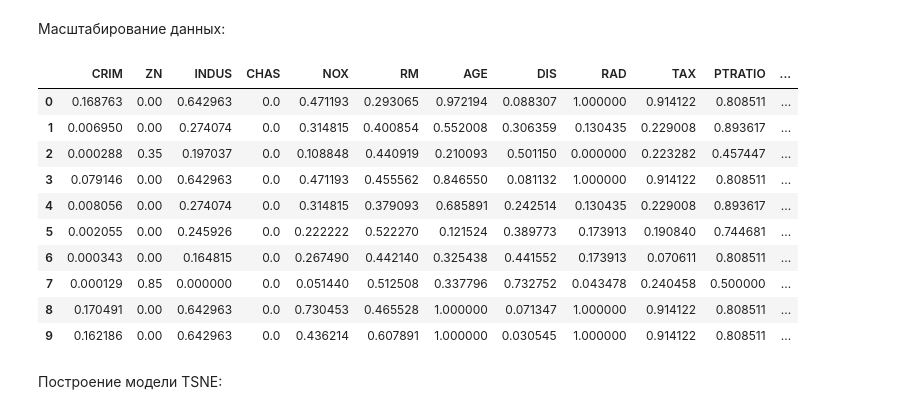
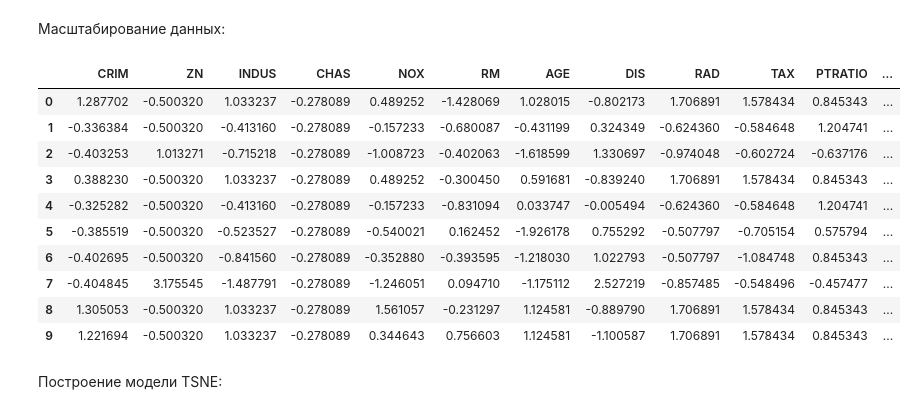
Before and after one commit to alexDx12/python_libraries, a Jupyter notebook: lesson_8/lesson_8.ipynb, the cells around one changed output. Saved outputs shown, nothing was run; the diff lists cells and outputs as text; code cells hidden in the pictures.

```diff
--- a/lesson_8/lesson_8.ipynb
+++ b/lesson_8/lesson_8.ipynb
@@ -99,19 +99,19 @@ from sklearn.preprocessing import MinMaxScaler
 # %%
-scaler = MinMaxScaler()
+scaler = StandardScaler()
 X_train_scaled =  pd.DataFrame(scaler.fit_transform(X_train), columns=[feature_names])
 X_train_scaled.head(10)
 # %% [output]
 |  | CRIM | ZN | INDUS | CHAS | NOX | RM | AGE | DIS | RAD | TAX | PTRATIO | ... |
-| 0 | 0.168763 | 0.00 | 0.642963 | 0.0 | 0.471193 | 0.293065 | 0.972194 | 0.088307 | 1.000000 | 0.914122 | 0.808511 | ... |
-| 1 | 0.006950 | 0.00 | 0.274074 | 0.0 | 0.314815 | 0.400854 | 0.552008 | 0.306359 | 0.130435 | 0.229008 | 0.893617 | ... |
-| 2 | 0.000288 | 0.35 | 0.197037 | 0.0 | 0.108848 | 0.440919 | 0.210093 | 0.501150 | 0.000000 | 0.223282 | 0.457447 | ... |
-| 3 | 0.079146 | 0.00 | 0.642963 | 0.0 | 0.471193 | 0.455562 | 0.846550 | 0.081132 | 1.000000 | 0.914122 | 0.808511 | ... |
-| 4 | 0.008056 | 0.00 | 0.274074 | 0.0 | 0.314815 | 0.379093 | 0.685891 | 0.242514 | 0.130435 | 0.229008 | 0.893617 | ... |
-| 5 | 0.002055 | 0.00 | 0.245926 | 0.0 | 0.222222 | 0.522270 | 0.121524 | 0.389773 | 0.173913 | 0.190840 | 0.744681 | ... |
-| 6 | 0.000343 | 0.00 | 0.164815 | 0.0 | 0.267490 | 0.442140 | 0.325438 | 0.441552 | 0.173913 | 0.070611 | 0.808511 | ... |
-| 7 | 0.000129 | 0.85 | 0.000000 | 0.0 | 0.051440 | 0.512508 | 0.337796 | 0.732752 | 0.043478 | 0.240458 | 0.500000 | ... |
-| 8 | 0.170491 | 0.00 | 0.642963 | 0.0 | 0.730453 | 0.465528 | 1.000000 | 0.071347 | 1.000000 | 0.914122 | 0.808511 | ... |
-| 9 | 0.162186 | 0.00 | 0.642963 | 0.0 | 0.436214 | 0.607891 | 1.000000 | 0.030545 | 1.000000 | 0.914122 | 0.808511 | ... |
+| 0 | 1.287702 | -0.500320 | 1.033237 | -0.278089 | 0.489252 | -1.428069 | 1.028015 | -0.802173 | 1.706891 | 1.578434 | 0.845343 | ... |
+| 1 | -0.336384 | -0.500320 | -0.413160 | -0.278089 | -0.157233 | -0.680087 | -0.431199 | 0.324349 | -0.624360 | -0.584648 | 1.204741 | ... |
+| 2 | -0.403253 | 1.013271 | -0.715218 | -0.278089 | -1.008723 | -0.402063 | -1.618599 | 1.330697 | -0.974048 | -0.602724 | -0.637176 | ... |
+| 3 | 0.388230 | -0.500320 | 1.033237 | -0.278089 | 0.489252 | -0.300450 | 0.591681 | -0.839240 | 1.706891 | 1.578434 | 0.845343 | ... |
+| 4 | -0.325282 | -0.500320 | -0.413160 | -0.278089 | -0.157233 | -0.831094 | 0.033747 | -0.005494 | -0.624360 | -0.584648 | 1.204741 | ... |
+| 5 | -0.385519 | -0.500320 | -0.523527 | -0.278089 | -0.540021 | 0.162452 | -1.926178 | 0.755292 | -0.507797 | -0.705154 | 0.575794 | ... |
+| 6 | -0.402695 | -0.500320 | -0.841560 | -0.278089 | -0.352880 | -0.393595 | -1.218030 | 1.022793 | -0.507797 | -1.084748 | 0.845343 | ... |
+| 7 | -0.404845 | 3.175545 | -1.487791 | -0.278089 | -1.246051 | 0.094710 | -1.175112 | 2.527219 | -0.857485 | -0.548496 | -0.457477 | ... |
+| 8 | 1.305053 | -0.500320 | 1.033237 | -0.278089 | 1.561057 | -0.231297 | 1.124581 | -0.889790 | 1.706891 | 1.578434 | 0.845343 | ... |
+| 9 | 1.221694 | -0.500320 | 1.033237 | -0.278089 | 0.344643 | 0.756603 | 1.124581 | -1.100587 | 1.706891 | 1.578434 | 0.845343 | ... |
 # %% [markdown]
 Построение модели TSNE:
 # %%
```
Also changed, not shown: parts of 19 cells of this notebook, 1 other file.
